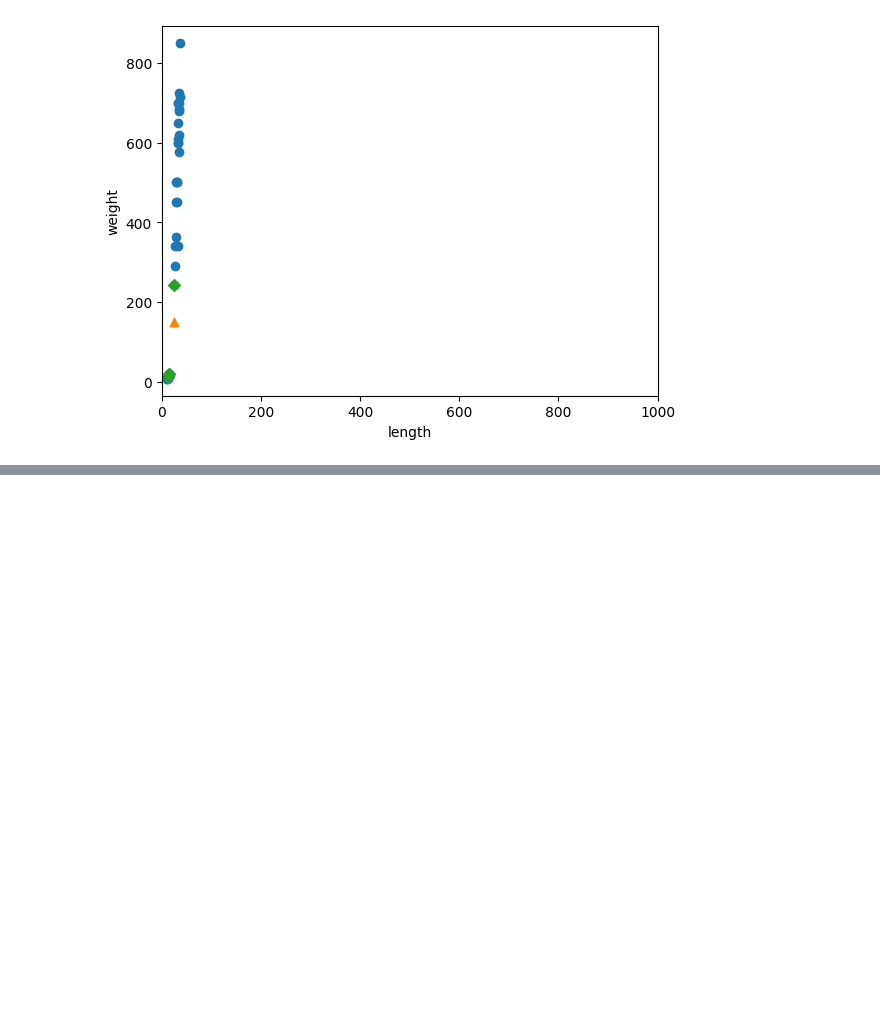
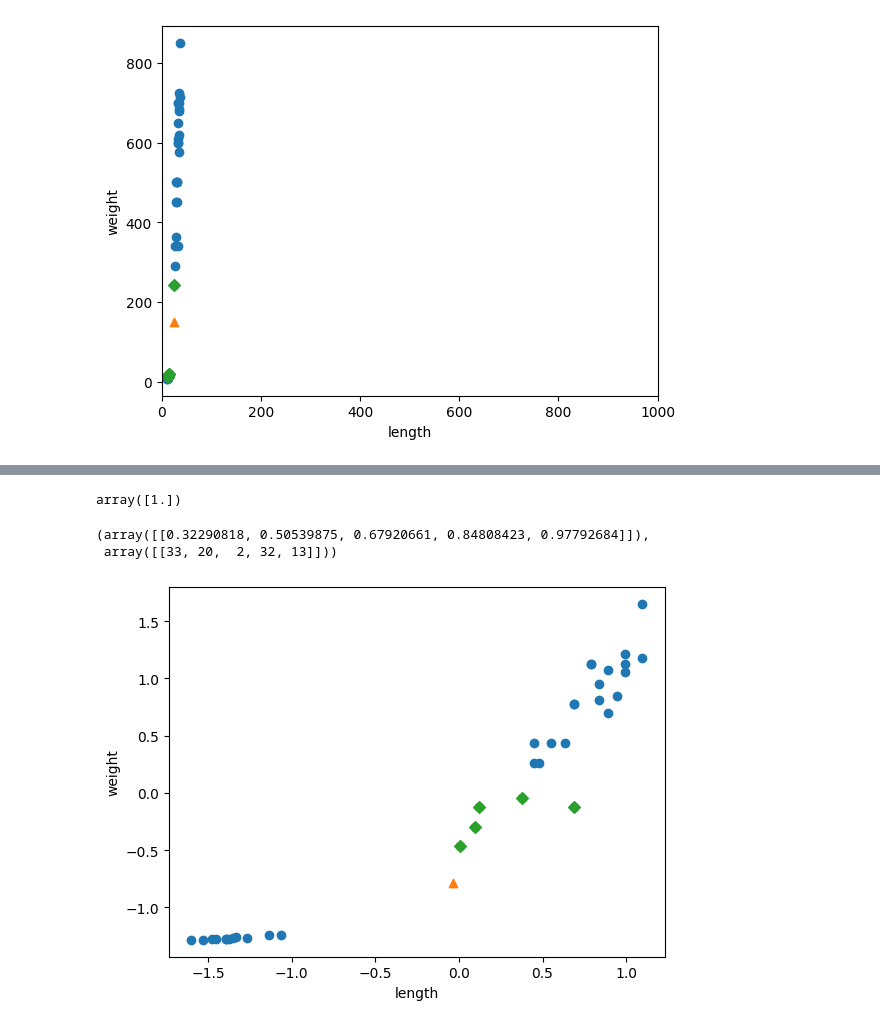
Before and after one commit to leekyuyoung20230313/pythone, a Jupyter notebook: 머신러닝/머신러닝2.ipynb, the cells around one changed output, grey strips where cells are left out. Cells and saved outputs as stored; diff of their text form; code cells hidden in the pictures; blank space fills up the shorter version.

```diff
--- a/머신러닝/머신러닝2.ipynb
+++ b/머신러닝/머신러닝2.ipynb
@@ -216,0 +262,21 @@ plt.show()
+# %%
+kn = KNeighborsClassifier()
+kn.fit(x_train_scaled,y_train)
+kn.predict([predict_scaled])
+# %% [output]
+array([1.])
+# %%
+distance,indexes = kn.kneighbors([predict_scaled])
+distance,indexes
+# %% [output]
+(array([[0.32290818, 0.50539875, 0.67920661, 0.84808423, 0.97792684]]),
+ array([[33, 20,  2, 32, 13]]))
+# %%
+plt.scatter(x_train_scaled[:,0], x_train_scaled[:,1]) # 길이와 무게
+plt.scatter(predict_scaled[0],predict_scaled[1],marker='^')
+plt.scatter(x_train_scaled[indexes,0],x_train_scaled[indexes,1],marker='D')
+plt.xlabel('length')
+plt.ylabel('weight')
+plt.show()
+# %% [output]
+[figure, added]
```
Also changed, not shown: parts of 8 cells of this notebook, 1 other file.
